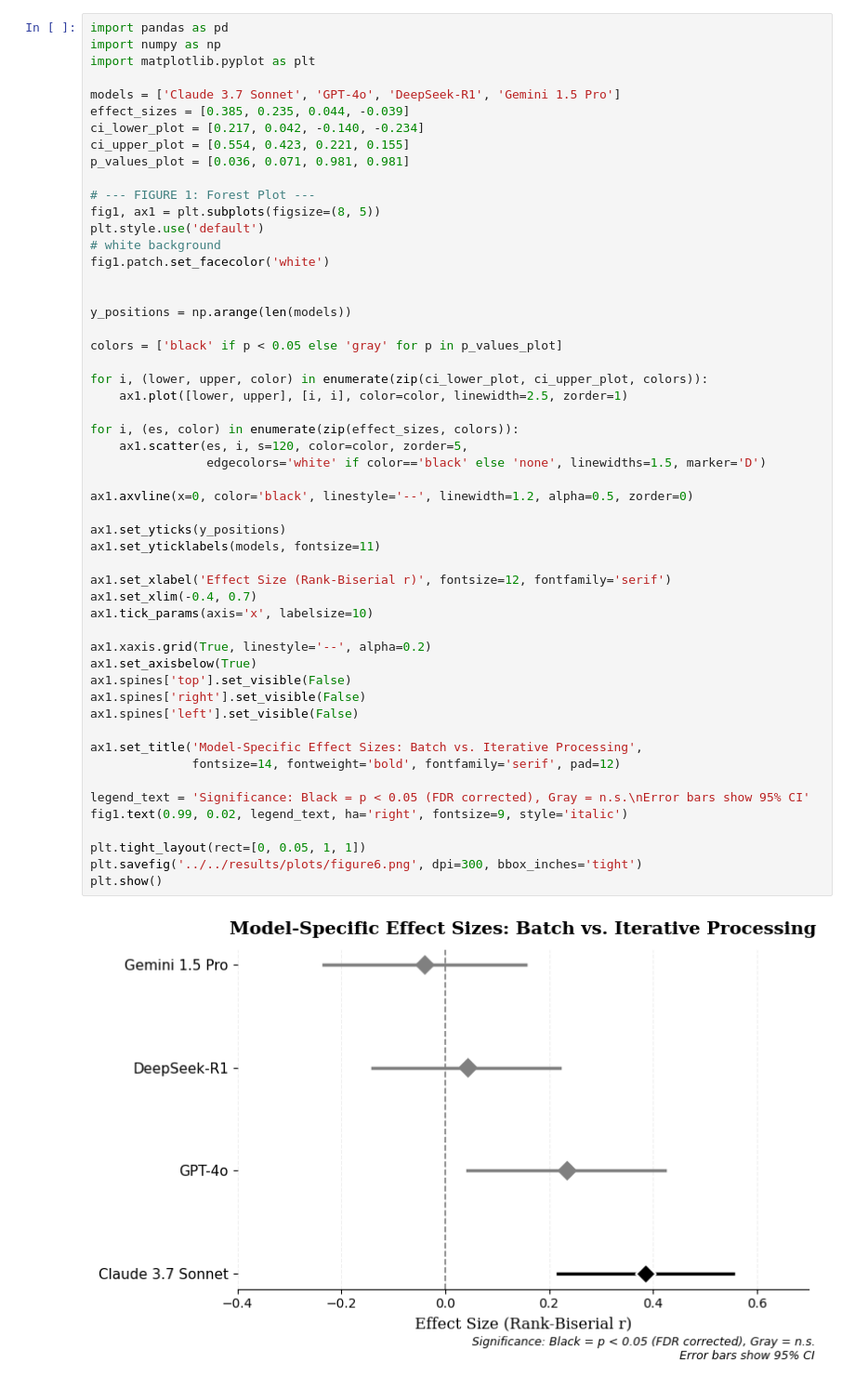
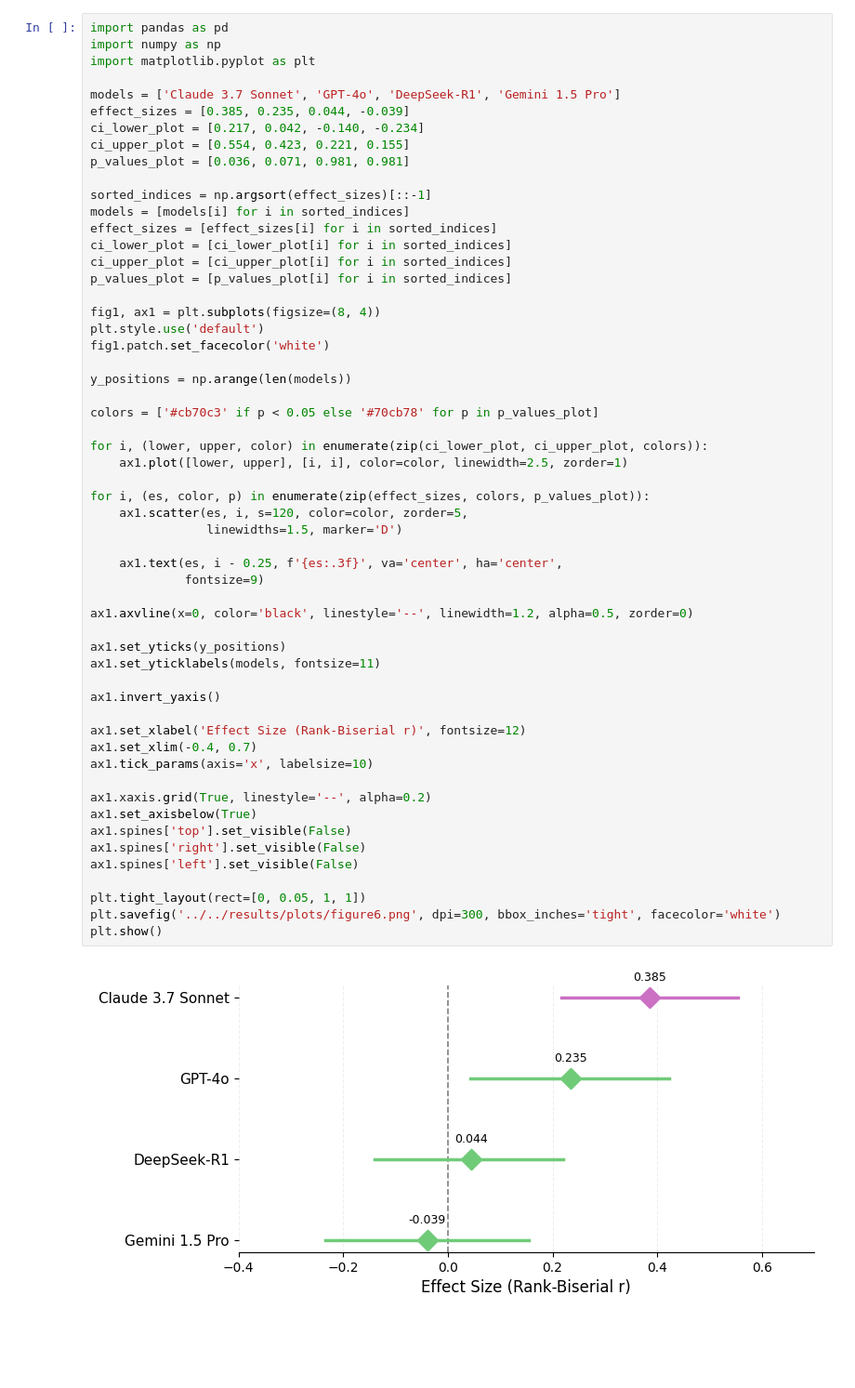
Before and after one commit to MartaSolarz/evaluation-genai-statistical-maps, a Jupyter notebook: statistical_analysis/batch_vs_iterative/visualizations.ipynb, the cells around one changed output. Shown at 93% size. Drawn from its saved outputs; the diff is of its cells as text; blank space fills up the shorter version.

```diff
--- a/statistical_analysis/batch_vs_iterative/visualizations.ipynb
+++ b/statistical_analysis/batch_vs_iterative/visualizations.ipynb
@@ -9,50 +9,53 @@ ci_lower_plot = [0.217, 0.042, -0.140, -0.234]
 ci_upper_plot = [0.554, 0.423, 0.221, 0.155]
 p_values_plot = [0.036, 0.071, 0.981, 0.981]
 
-# --- FIGURE 1: Forest Plot ---
-fig1, ax1 = plt.subplots(figsize=(8, 5))
+sorted_indices = np.argsort(effect_sizes)[::-1]
+models = [models[i] for i in sorted_indices]
+effect_sizes = [effect_sizes[i] for i in sorted_indices]
+ci_lower_plot = [ci_lower_plot[i] for i in sorted_indices]
+ci_upper_plot = [ci_upper_plot[i] for i in sorted_indices]
+p_values_plot = [p_values_plot[i] for i in sorted_indices]
+
+fig1, ax1 = plt.subplots(figsize=(8, 4))
 plt.style.use('default')
-# white background
 fig1.patch.set_facecolor('white')
-
 
 y_positions = np.arange(len(models))
 
-colors = ['black' if p < 0.05 else 'gray' for p in p_values_plot]
+colors = ['#cb70c3' if p < 0.05 else '#70cb78' for p in p_values_plot]
 
 for i, (lower, upper, color) in enumerate(zip(ci_lower_plot, ci_upper_plot, colors)):
     ax1.plot([lower, upper], [i, i], color=color, linewidth=2.5, zorder=1)
 
-for i, (es, color) in enumerate(zip(effect_sizes, colors)):
+for i, (es, color, p) in enumerate(zip(effect_sizes, colors, p_values_plot)):
     ax1.scatter(es, i, s=120, color=color, zorder=5,
-                edgecolors='white' if color=='black' else 'none', linewidths=1.5, marker='D')
+                linewidths=1.5, marker='D')
+
+    ax1.text(es, i - 0.25, f'{es:.3f}', va='center', ha='center',
+             fontsize=9)
 
 ax1.axvline(x=0, color='black', linestyle='--', linewidth=1.2, alpha=0.5, zorder=0)
 
 ax1.set_yticks(y_positions)
 ax1.set_yticklabels(models, fontsize=11)
 
-ax1.set_xlabel('Effect Size (Rank-Biserial r)', fontsize=12, fontfamily='serif')
+ax1.invert_yaxis()
+
+ax1.set_xlabel('Effect Size (Rank-Biserial r)', fontsize=12)
 ax1.set_xlim(-0.4, 0.7)
 ax1.tick_params(axis='x', labelsize=10)
 
 ax1.xaxis.grid(True, linestyle='--', alpha=0.2)
 ax1.set_axisbelow(True)
 ax1.spines['top'].set_visible(False)
 ax1.spines['right'].set_visible(False)
 ax1.spines['left'].set_visible(False)
 
-ax1.set_title('Model-Specific Effect Sizes: Batch vs. Iterative Processing',
-              fontsize=14, fontweight='bold', fontfamily='serif', pad=12)
-
-legend_text = 'Significance: Black = p < 0.05 (FDR corrected), Gray = n.s.\nError bars show 95% CI'
-fig1.text(0.99, 0.02, legend_text, ha='right', fontsize=9, style='italic')
-
 plt.tight_layout(rect=[0, 0.05, 1, 1])
-plt.savefig('../../results/plots/figure6.png', dpi=300, bbox_inches='tight')
+plt.savefig('../../results/plots/figure6.png', dpi=300, bbox_inches='tight', facecolor='white')
 plt.show()
 # %% [output]
-[figure, old version]
+[figure, new version]
 # %%
 interaction_data = pd.DataFrame({
     'condition': ['Low/Batch', 'Low/Iterative', 'High/Batch', 'High/Iterative',
```
Also changed, not shown: parts of 1 cell of this notebook, 9 other files.
